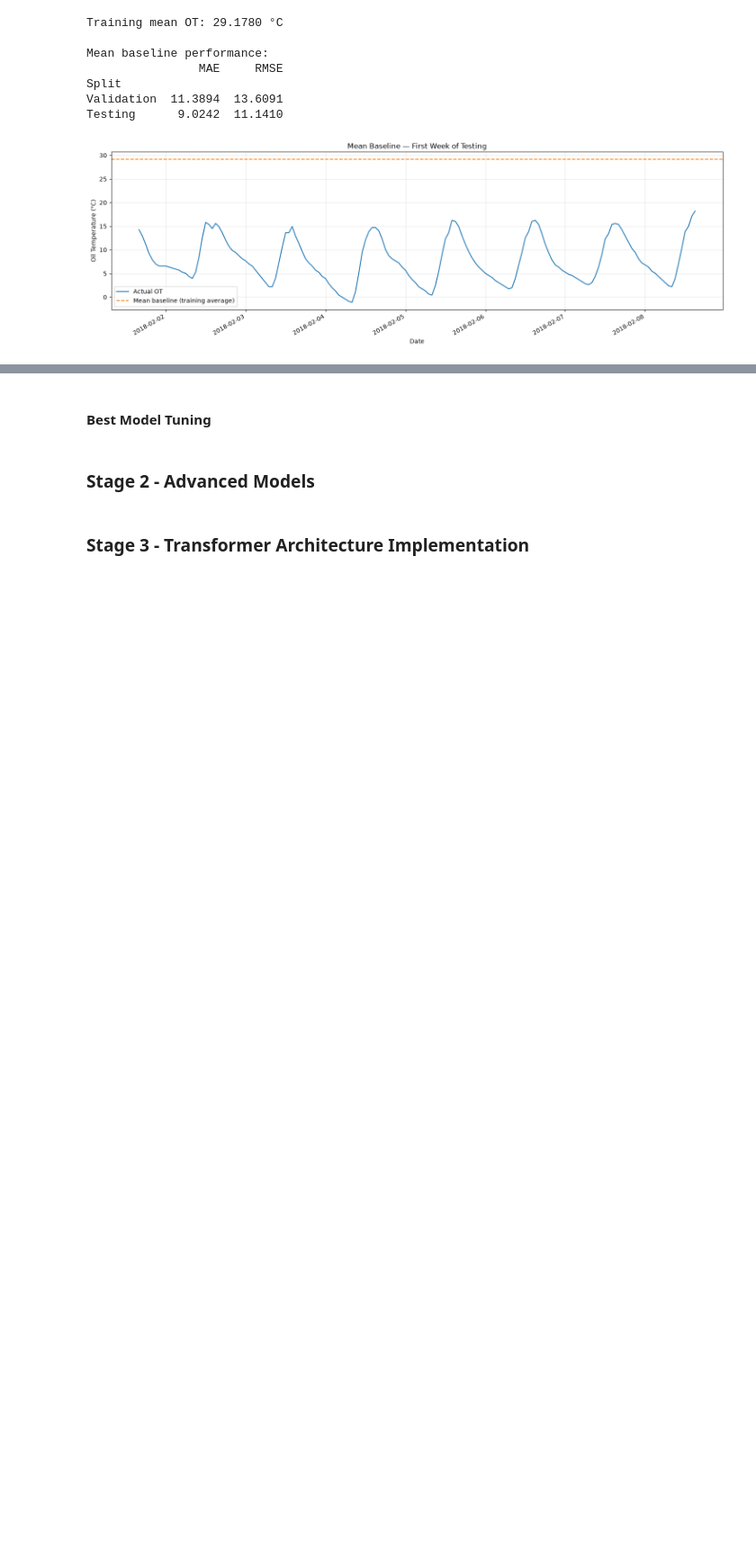
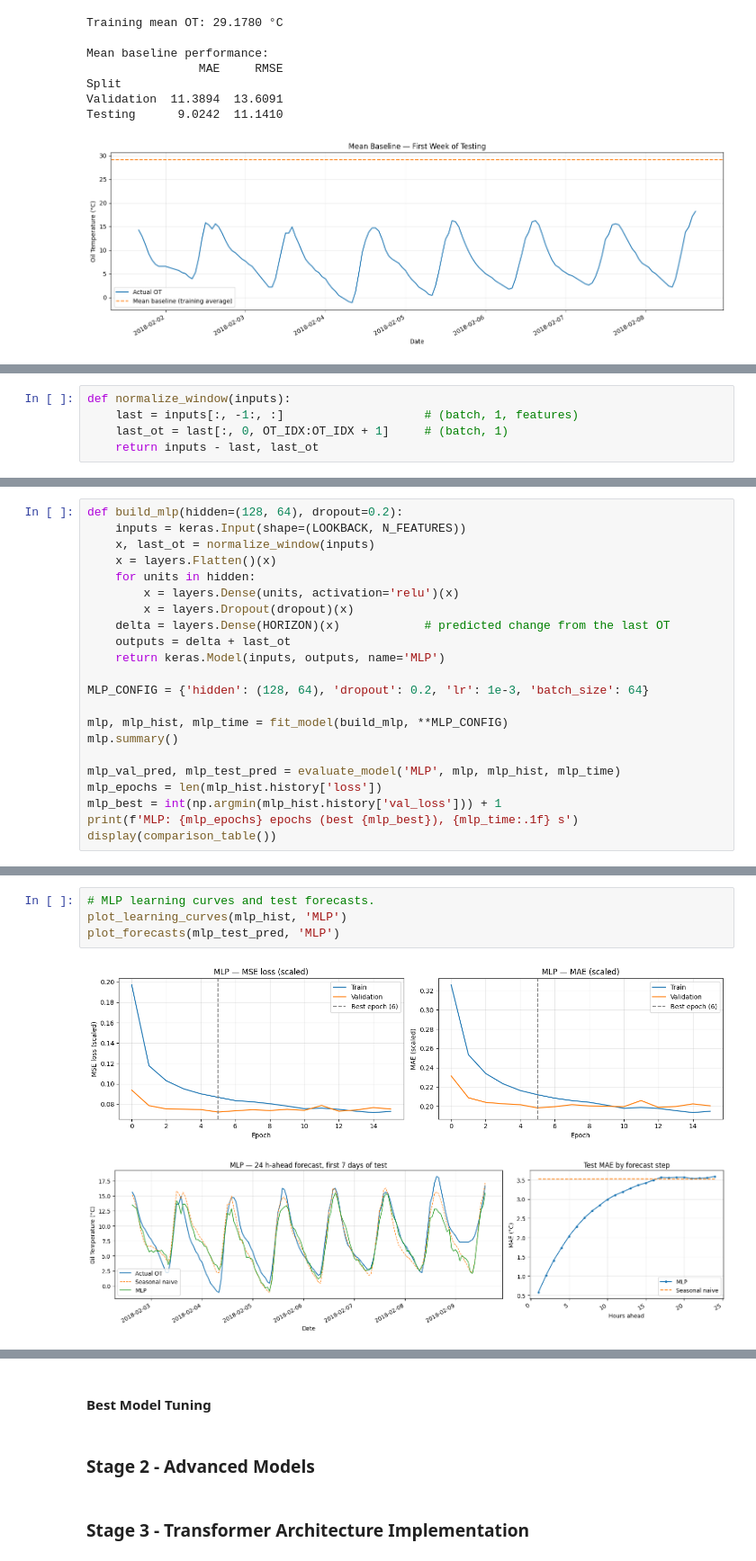
Before and after one commit to janwod/TransformerTempTracker, a Jupyter notebook: AISE4010_Project_Group07.ipynb, the cells around one changed output, grey strips where cells are left out. Shown at 90% size. Saved outputs shown, nothing was run; the diff lists cells and outputs as text; blank space fills up the shorter version.

Commit message:
Add files via upload
Added Model setup, MLP and CNN models

```diff
--- a/AISE4010_Project_Group07.ipynb
+++ b/AISE4010_Project_Group07.ipynb
@@ -373,0 +554,5 @@ Testing      9.0242  11.1410
+# %%
+def normalize_window(inputs):
+    last = inputs[:, -1:, :]                    # (batch, 1, features)
+    last_ot = last[:, 0, OT_IDX:OT_IDX + 1]     # (batch, 1)
+    return inputs - last, last_ot
@@ -373,0 +562,22 @@ Testing      9.0242  11.1410
+# %%
+def build_mlp(hidden=(128, 64), dropout=0.2):
+    inputs = keras.Input(shape=(LOOKBACK, N_FEATURES))
+    x, last_ot = normalize_window(inputs)
+    x = layers.Flatten()(x)
+    for units in hidden:
+        x = layers.Dense(units, activation='relu')(x)
+        x = layers.Dropout(dropout)(x)
+    delta = layers.Dense(HORIZON)(x)            # predicted change from the last OT
+    outputs = delta + last_ot
+    return keras.Model(inputs, outputs, name='MLP')
+
+MLP_CONFIG = {'hidden': (128, 64), 'dropout': 0.2, 'lr': 1e-3, 'batch_size': 64}
+
+mlp, mlp_hist, mlp_time = fit_model(build_mlp, **MLP_CONFIG)
+mlp.summary()
+
+mlp_val_pred, mlp_test_pred = evaluate_model('MLP', mlp, mlp_hist, mlp_time)
+mlp_epochs = len(mlp_hist.history['loss'])
+mlp_best = int(np.argmin(mlp_hist.history['val_loss'])) + 1
+print(f'MLP: {mlp_epochs} epochs (best {mlp_best}), {mlp_time:.1f} s')
+display(comparison_table())
@@ -373,0 +613,7 @@ Testing      9.0242  11.1410
+# %%
+# MLP learning curves and test forecasts.
+plot_learning_curves(mlp_hist, 'MLP')
+plot_forecasts(mlp_test_pred, 'MLP')
+# %% [output]
+[figure, added]
+[figure, added]
```
Also changed, not shown: parts of 12 cells of this notebook.
